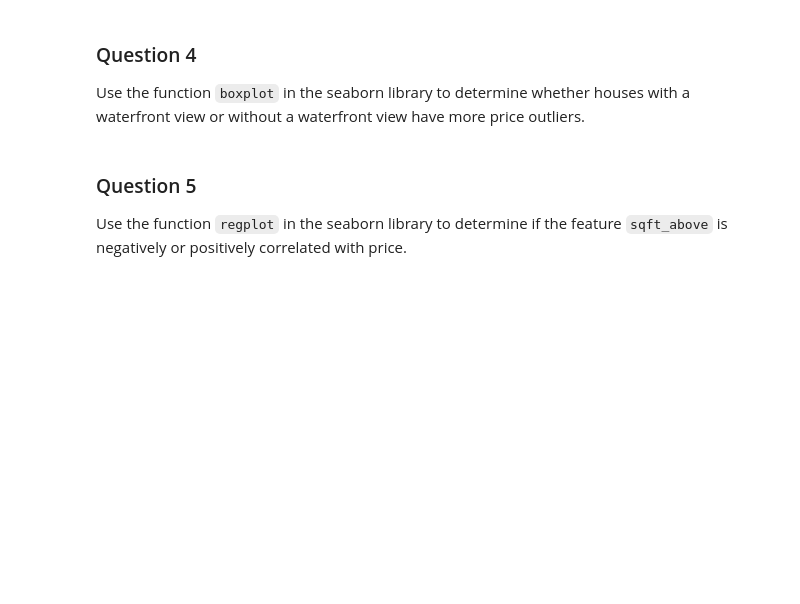
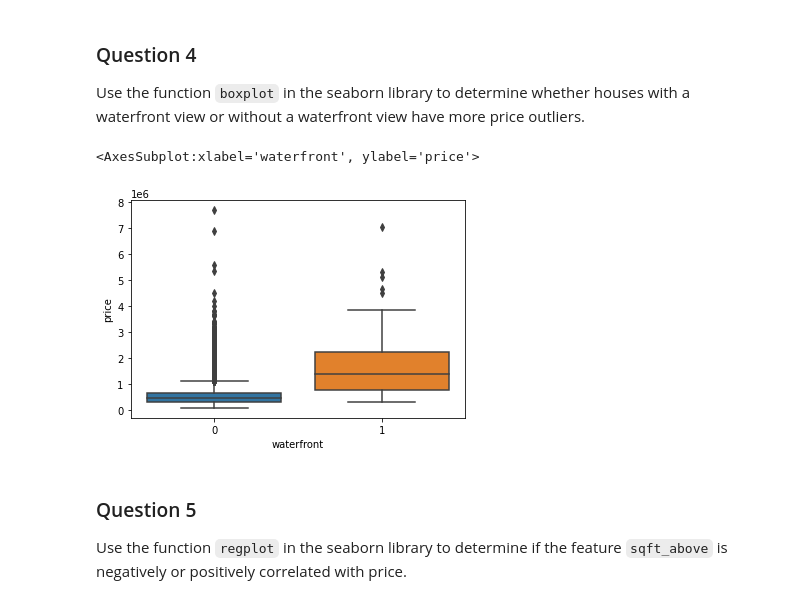
Before and after one commit to lionhatt/Analyzing-Data-with-Python, a Jupyter notebook: House Sales_in_King_Count_USA.ipynb, the cells around one changed output. Cells and saved outputs as stored; diff of their text form; code cells hidden in the pictures; blank space fills up the shorter version.

```diff
--- a/House Sales_in_King_Count_USA.ipynb
+++ b/House Sales_in_King_Count_USA.ipynb
@@ -97,3 +134,6 @@ df.describe()
 # %% [markdown]
 ### Question 2
 Drop the columns <code>"id"</code>  and <code>"Unnamed: 0"</code> from axis 1 using the method <code>drop()</code>, then use the method <code>describe()</code> to obtain a statistical summary of the data. Take a screenshot and submit it, make sure the <code>inplace</code> parameter is set to <code>True</code>
+# %%
+df.drop(columns=['id', 'Unnamed: 0'], inplace=True)
+df.describe()
@@ -125,6 +192,11 @@ Use the method <code>value_counts</code> to count the number of houses with uniq
 # %% [markdown]
 ### Question 4
 Use the function <code>boxplot</code> in the seaborn library  to  determine whether houses with a waterfront view or without a waterfront view have more price outliers.
+# %%
+sns.boxplot(x='waterfront', y='price', data=df)
+# %% [output]
+<AxesSubplot:xlabel='waterfront', ylabel='price'>
+[figure, added]
 # %% [markdown]
 ### Question 5
 Use the function <code>regplot</code>  in the seaborn library  to  determine if the feature <code>sqft_above</code> is negatively or positively correlated with price.
```
Also changed, not shown: parts of 19 cells of this notebook.
